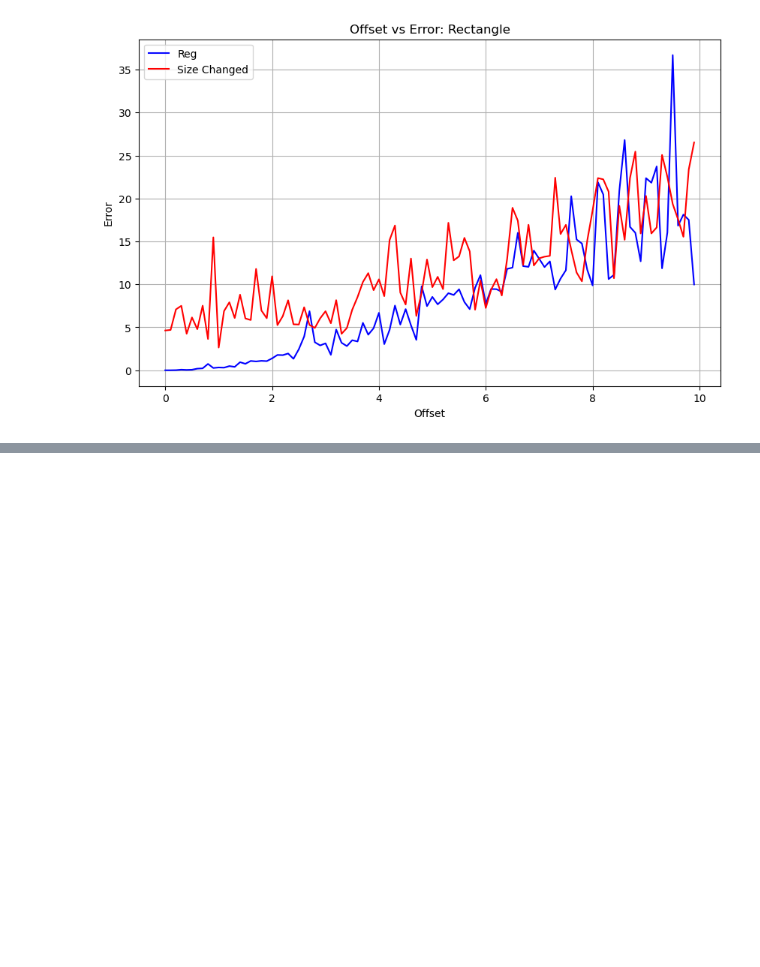
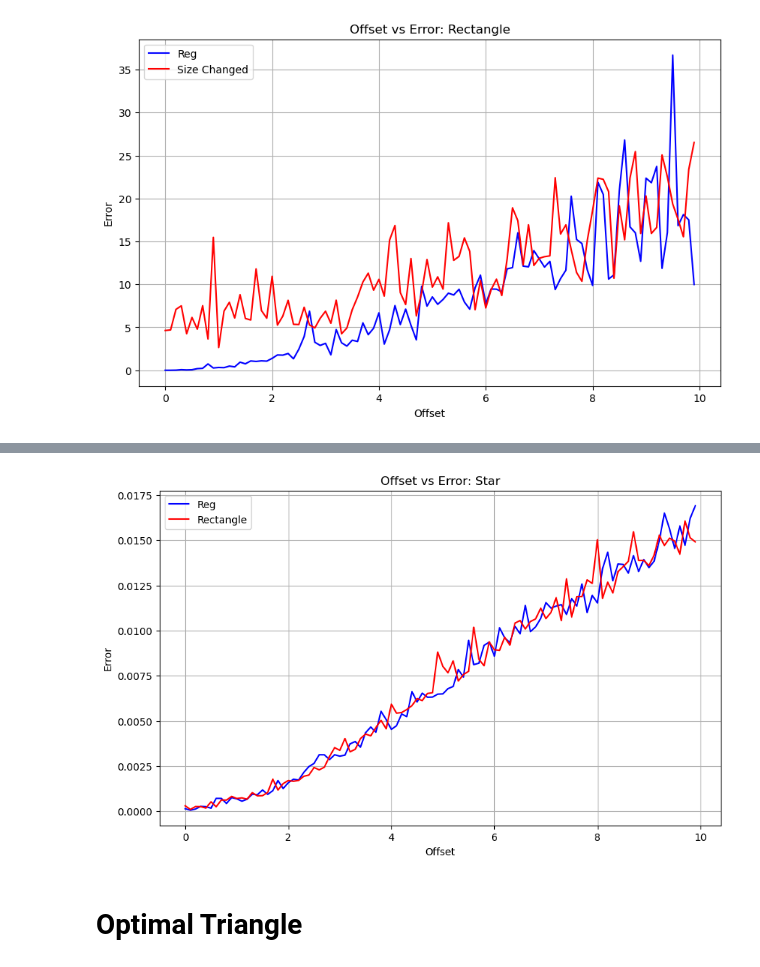
Before and after one commit to GilZaid/img2svg, a Jupyter notebook: classifier.ipynb, the cells around one changed output, grey strips where cells are left out. Cells and saved outputs as stored; diff of their text form; code cells hidden in the pictures; blank space fills up the shorter version.

```diff
--- a/classifier.ipynb
+++ b/classifier.ipynb
@@ -574,0 +633,76 @@ TO DO WED:
+# %%
+# CALC - Generate many random stars and compare error to offset - numerical testing
+x = np.arange(0, 10, 0.1)
+y1 = np.zeros_like(x)
+
+def run_star_tests(num_tests, num_pt, r, center, offset, angle):
+    valid_errors = []
+    for _ in range(num_tests):
+        points = star_pts(num_pt=num_pt, r=r, center=center, offset=offset, angle=angle)
+        star, msd = fit_star(points)
+        error = star_error(star, msd)
+        if not math.isnan(error):
+            valid_errors.append(error)
+    return valid_errors
+
+def run_rect_tests(num_tests, num_pt, a, b, center, offset, angle):
+    valid_errors = []
+    for _ in range(num_tests):
+        points = rect_pts(num_pt=num_pt, a = a, b = b, center=center, offset=offset, angle=angle)
+        star, msd = fit_star(points)
+        error = star_error(star, msd)
+        if not math.isnan(error):
+            valid_errors.append(error)
+    return valid_errors
+
+
+# Base case
+for i, val in enumerate(x):
+    errors = run_star_tests(num_tests = 3, num_pt = 200, r = 30, center = [50, 50], offset = val, angle = 0)
+    if errors:
+        y1[i] = np.mean(errors)
+    else:
+        print(f"All tests resulted in errors for x={val}")
+        y1[i] = y1[i - 1] if i > 0 else np.nan
+
+y2 = np.zeros_like(x)
+
+# Rectangle
+for i, val in enumerate(x):
+    errors = run_star_tests(num_tests = 3, num_pt = 200, r = 300, center = [50, 50], offset = 10 * val, angle = 0)
+    # run_rect_tests(num_tests = 3, num_pt = 30, a = 30, b= 30, center = [50, 50], offset = val, angle = 0)
+    if errors:
+        y2[i] = np.mean(errors)
+    else:
+        print(f"All tests resulted in errors for x={val}")
+        y2[i] = y2[i - 1] if i > 0 else np.nan
+
+# Create the plot
+plt.figure(figsize=(10, 6))
+
+# Plot multiple lines
+plt.plot(x, y1, color='blue', label='Reg')
+plt.plot(x, y2, color='red', label='Rectangle')
+# plt.plot(x, y2 / y1, color='green', label='Rectangle')
+
+# Customize the plot
+plt.title('Offset vs Error: Star')
+plt.xlabel('Offset')
+plt.ylabel('Error')
+plt.legend()
+plt.grid(True)
+
+# Show the plot
+plt.show()
+
+# NOTES: Error scales with offset, but a lot of noise/inconsistency - BAD
+# Changing center, angle does not affect error
+# If we double the offset, the error scales by 4 on avg, but it scales more for higher offset - not linear; got up to 10 at higher
+# If we double the size and keep the same offset, the error increases by 2.5 x on avg - BAD, should decrease
+# But there is a lot of variance, from 1x to 6x
+# So if we double the offset and the size, the error scales by 4 - 24x; BAD, should stay the same
+# Even perfect rectangles/other shapes have high error - GOOD
+# %% [output]
+[figure, added]
+# %% [markdown]
+# Optimal Triangle
```
Also changed, not shown: parts of 33 cells of this notebook, 6 other files.
